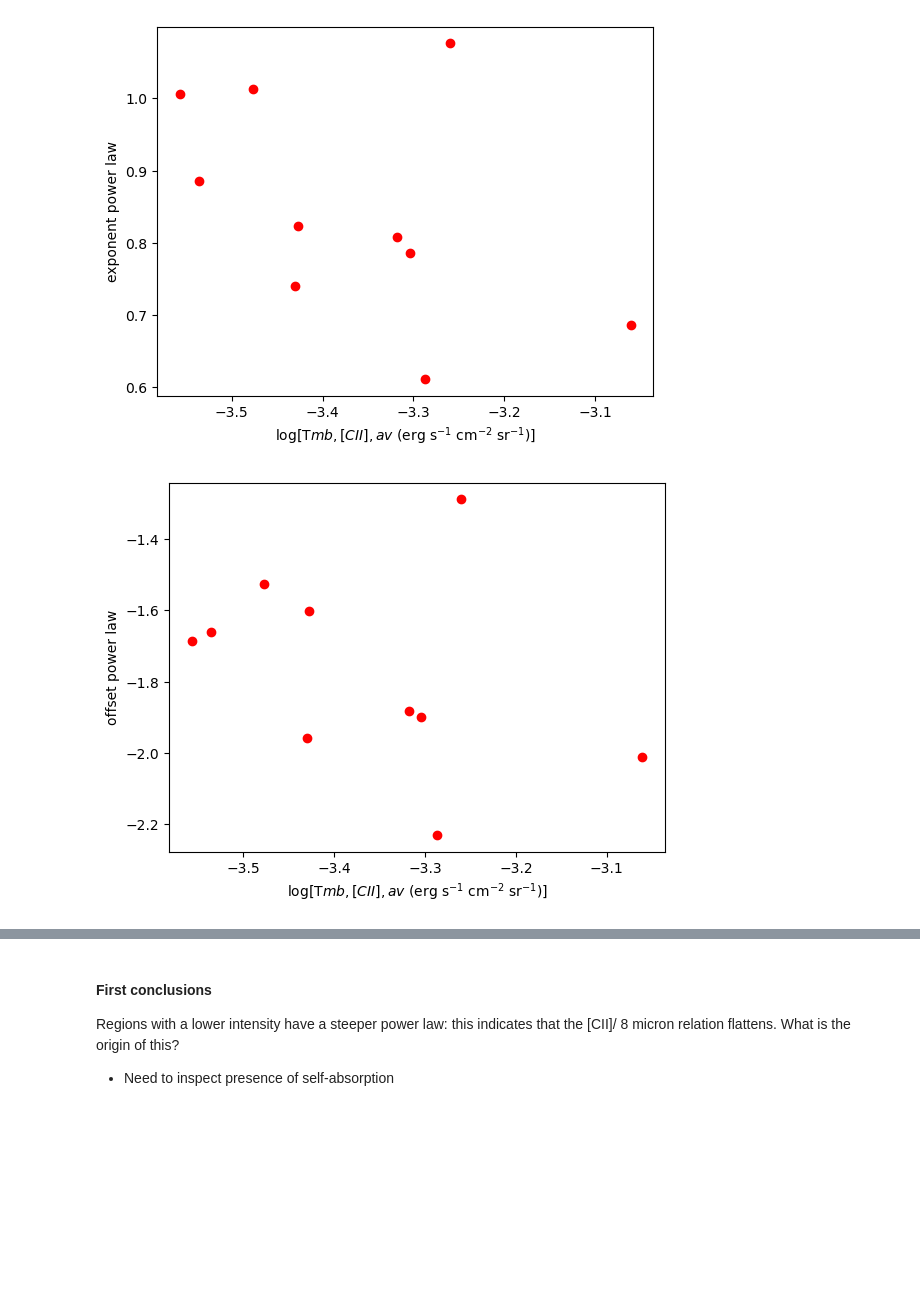
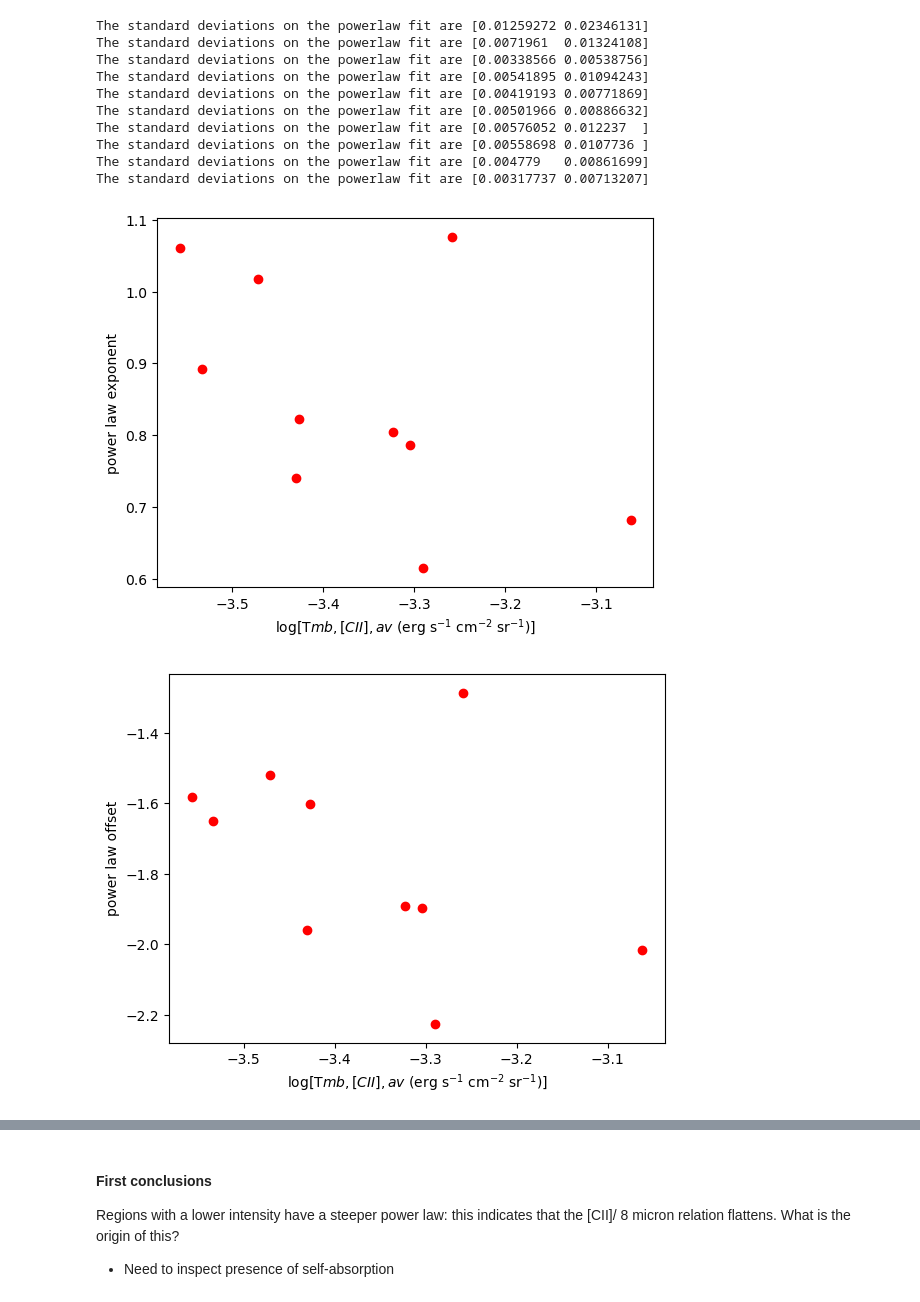
Before and after one commit to lmlb-astro/CII_intensity_correlations, a Jupyter notebook: correlation_CII_8micron_full_regions.ipynb, the cells around one changed output, grey strips where cells are left out. Saved outputs shown, nothing was run; the diff lists cells and outputs as text; code cells hidden in the pictures; blank space fills up the shorter version.

```diff
--- a/correlation_CII_8micron_full_regions.ipynb
+++ b/correlation_CII_8micron_full_regions.ipynb
@@ -47,6 +43,9 @@ conv_OrionA = 2.9*4.8e-5*0.2021/10.4*0.74
 ## minimal intensity for the [CII] data
 min_cut_CII = 20.
 
+## minimum number of data points for histogram plots
+min_hist = 10
+
 ## [CII] convert K km/s -> erg/s/cm2/sr
 conv_CII = 7.0354e-6
 
@@ -132,7 +133,7 @@ for df, region in zip(data_list, list_regions):
     plt.title(region)
 
     ## plotting correlation 8 micron with the 2D histogram
-    h = plt.hist2d(df["8 micron"], df["CII"], bins = int((len(df["CII"]))**0.33), cmin = 10)
+    h = plt.hist2d(df["8 micron"], df["CII"], bins = int((len(df["CII"]))**0.33), cmin = min_hist)
 
     ## add a colorbar
     cbar = plt.colorbar()
@@ -224,8 +278,8 @@ for popt, region in zip(popt_list, list_regions):
     plt.ylim(ylims)
 
     ## additional plot specifications
-    plt.ylabel('I$_{[CII]]}$ (erg s$^{-1}$ cm$^{-2}$ sr$^{-1}$)')
-    plt.xlabel('I$_{8\mu m}$ (erg s$^{-1}$ cm$^{-2}$ sr$^{-1}$)')
+    plt.ylabel('log[I$_{[CII]]}$ (erg s$^{-1}$ cm$^{-2}$ sr$^{-1}$)]')
+    plt.xlabel('log[I$_{8\mu m}$ (erg s$^{-1}$ cm$^{-2}$ sr$^{-1}$)]')
 
     plt.legend()
 
@@ -236,25 +332,53 @@ plt.show()
 # %%
 ## investigate the link between the offset and powerlaw index as a function of average [CII] intensity
 av_list = []
 exp_list = []
+exp_err_list = []
 offset_list = []
-for popt, df in zip(popt_list, data_list):
+offset_err_list = []
+for popt, pcov, df in zip(popt_list, pcov_list, data_list):
     av_list.append(np.nanmean(df["CII"]))
     exp_list.append(popt[0])
     offset_list.append(popt[1])
 
+    ## include the errors to the list
+    perr = np.sqrt(np.diag(pcov))
+    print("The standard deviations on the powerlaw fit are {perr}".format(perr = perr))
+    exp_err_list = perr[0]
+    offset_err_list = perr[1]
+
 ## plot the results
-plt.plot(av_list, exp_list, "ro")
+plt.errorbar(av_list, exp_list, yerr = exp_err_list, fmt = "o", color = "r")
 plt.xlabel("log[T${mb, [CII], av}$ (erg s$^{-1}$ cm$^{-2}$ sr$^{-1}$)]")
-plt.ylabel("exponent power law")
+plt.ylabel("power law exponent")
 #plt.savefig("{path}exponent-avTmb_CIIvs8micron.pdf".format(path = plot_path))
 plt.show()
 
 ## plot the results
-plt.plot(av_list, offset_list, "ro")
+plt.errorbar(av_list, offset_list, yerr = offset_err_list, fmt = "o", color = "r")
 plt.xlabel("log[T${mb, [CII], av}$ (erg s$^{-1}$ cm$^{-2}$ sr$^{-1}$)]")
-plt.ylabel("offset power law")
+plt.ylabel("power law offset")
 plt.show()
+
+## plot the power law results for each region name
+fig = plt.figure(1)
+ax = fig.add_subplot(111)
+ax.errorbar(list_regions, exp_list, yerr = exp_err_list, fmt = "o", color = "r")
+ax.set_xticklabels(list_regions, rotation = 25, ha="right")
+plt.ylabel("power law exponent")
+plt.xlabel("region names")
+plt.savefig("{path}exponentPL_regions.pdf".format(path = plot_path))
+plt.show()
 # %% [output]
+The standard deviations on the powerlaw fit are [0.01259272 0.02346131]
+The standard deviations on the powerlaw fit are [0.0071961  0.01324108]
+The standard deviations on the powerlaw fit are [0.00338566 0.00538756]
+The standard deviations on the powerlaw fit are [0.00541895 0.01094243]
+The standard deviations on the powerlaw fit are [0.00419193 0.00771869]
+The standard deviations on the powerlaw fit are [0.00501966 0.00886632]
+The standard deviations on the powerlaw fit are [0.00576052 0.012237  ]
+The standard deviations on the powerlaw fit are [0.00558698 0.0107736 ]
+The standard deviations on the powerlaw fit are [0.004779   0.00861699]
+The standard deviations on the powerlaw fit are [0.00317737 0.00713207]
-[figure, old version]
+[figure, new version]
-[figure, old version]
+[figure, new version]
```
Also changed, not shown: parts of 15 cells of this notebook.
